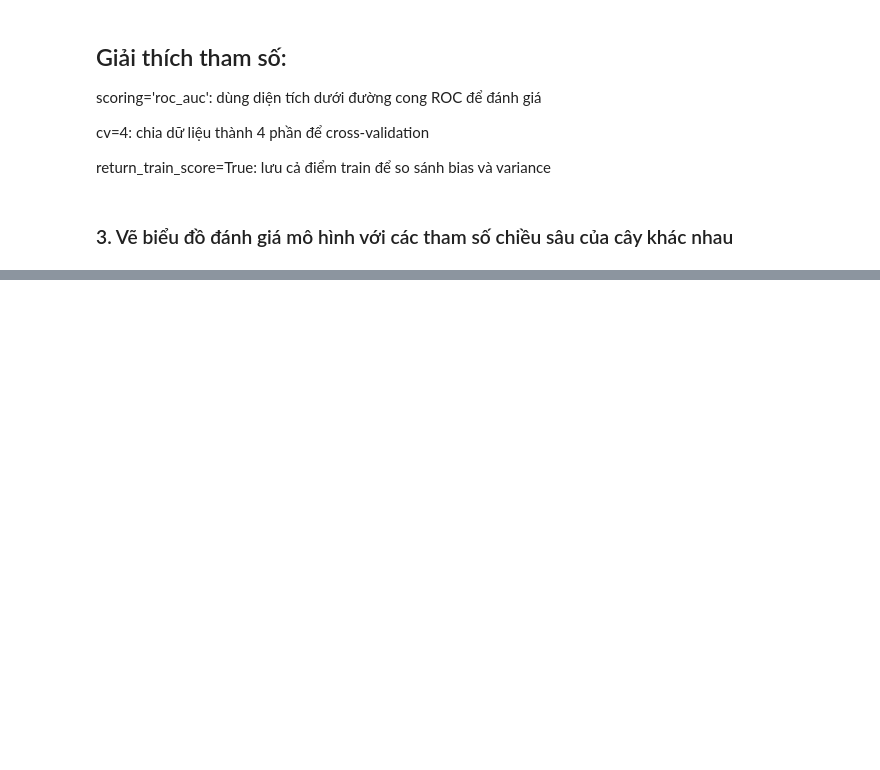
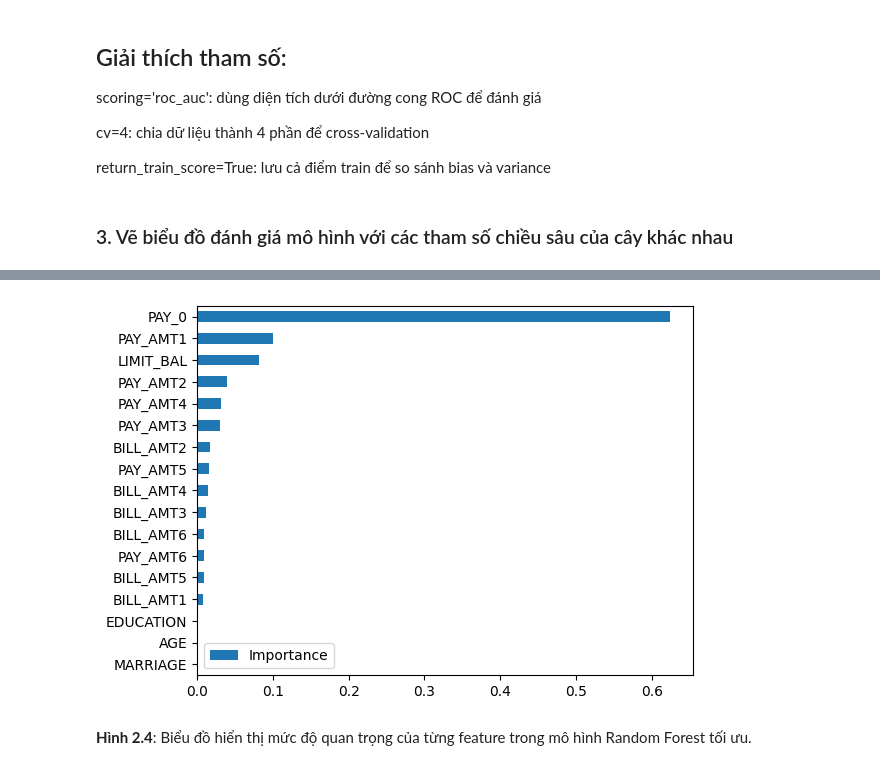
Before and after one commit to qdatether/ueh25_kythuatlaptrinh_stata_python_st3, a Jupyter notebook: Bai_tap_tren_lop/Mid-term/2.1-2.2.2.ipynb, the cells around one changed output, grey strips where cells are left out. Saved outputs shown, nothing was run; the diff lists cells and outputs as text; code cells hidden in the pictures; blank space fills up the shorter version.

```diff
--- a/Bai_tap_tren_lop/Mid-term/2.1-2.2.2.ipynb
+++ b/Bai_tap_tren_lop/Mid-term/2.1-2.2.2.ipynb
@@ -206,0 +298,9 @@ plt.show()
+# %%
+from sklearn.model_selection import GridSearchCV
+from sklearn.ensemble import RandomForestClassifier
+rf = RandomForestClassifier\
+ (n_estimators=10, criterion='gini', max_depth=3,
+ min_samples_split=2, min_samples_leaf=1, min_weight_fraction_leaf=0.0,
+ max_features='sqrt', max_leaf_nodes=None, min_impurity_decrease=0.0,
+ bootstrap=True, oob_score=False, n_jobs=None,
+ random_state=4, verbose=0, warm_start=False, class_weight=None)
@@ -206,0 +366,22 @@ plt.show()
+# %%
+# {'n_estimators': 50}
+cv_rf_ex.best_params_
+
+# the feature names and importances
+feat_imp_df = pd.DataFrame({
+    'Importance': cv_rf_ex.best_estimator_.feature_importances_},
+    index=features_response[:-1]
+)
+
+feat_imp_df.sort_values('Importance', ascending=True).plot.barh()
+
+# 💾 Lưu ảnh trước khi hiển thị
+plt.savefig("feature_importance.png", dpi=300, bbox_inches='tight')
+
+plt.show()
+
+from IPython.display import Markdown, display
+display(Markdown("**Hình 2.4**: Biểu đồ hiển thị mức độ quan trọng của từng feature trong mô hình Random Forest tối ưu."))
+# %% [output]
+[figure, added]
+**Hình 2.4**: Biểu đồ hiển thị mức độ quan trọng của từng feature trong mô hình Random Forest tối ưu.
```
Also changed, not shown: parts of 17 cells of this notebook, 4 other files.
